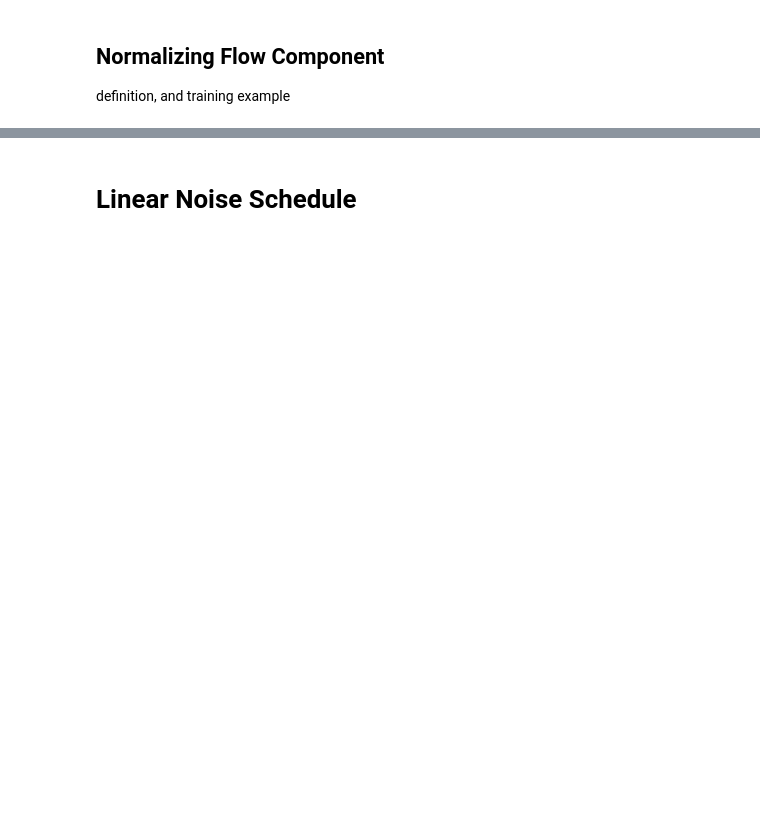
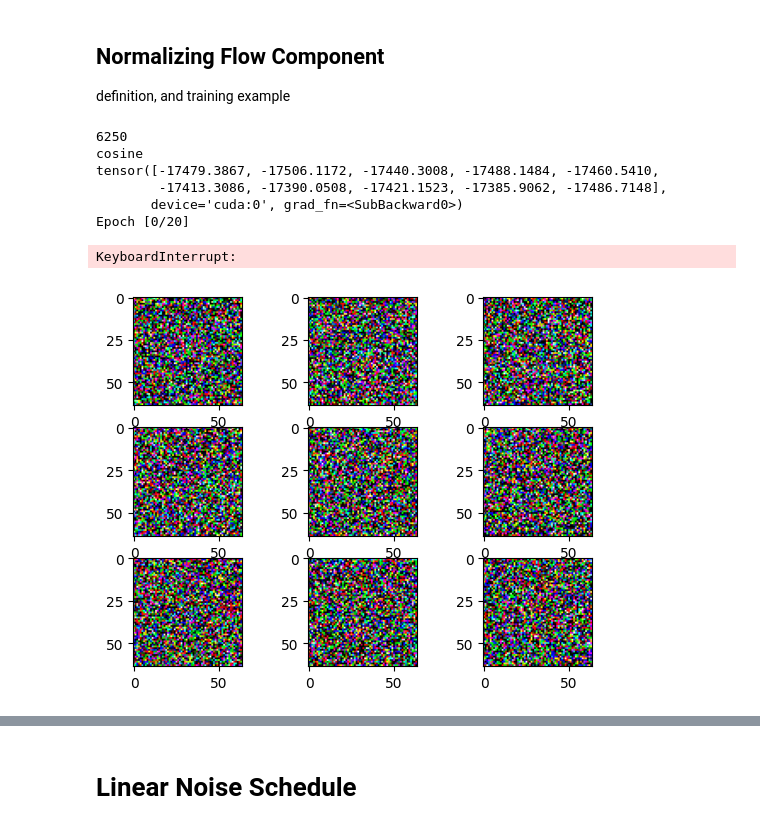
Before and after one commit to devamaneshridhar-cloud/Machine-Learning, a Jupyter notebook: Shridhar Devamane.ipynb, the cells around one changed output, grey strips where cells are left out. Saved outputs shown, nothing was run; the diff lists cells and outputs as text; code cells hidden in the pictures; blank space fills up the shorter version.

```diff
--- a/Shridhar Devamane.ipynb
+++ b/Shridhar Devamane.ipynb
@@ -585,7 +588,7 @@ device = torch.device('cuda' if torch.cuda.is_available() and enable_cuda else '
 flow = flow.to(device)
 # %%
 # Train model
-epochs = 20
+epochs = 2
 num_samples = 2 ** 9
 show_iter = 500
 total_steps = len(dataset)*epochs
@@ -659,33 +662,42 @@ for sched_key in noise_schedules.keys():
 
                 # Log loss
                 loss_hist = np.append(loss_hist, loss.to('cpu').data.numpy())
                 tp.set_postfix(loss=loss)
                 t_ += 1
 
     """
     from google.colab import drive
     drive.mount('/gdrive')
     PATH=f"/content/gdrive/My Drive/flow_model/model.pt"
     torch.save(flow.state_dict(), PATH)
     """
 
     torch.save(flow.state_dict(), f"model_{sched_key}.pt")
 
     x,lp = flow.sample(1).to(device)
     print(lp)
     x = np.clip(rearrange(x[0], 'c h w -> h w c').detach().cpu().numpy(), 0., 1.)
 
     plt.imsave(f"image_{sched_key}.png", x)
 
     x,lp = flow.sample(10)
     print(lp)
     #x = np.clip(rearrange(x[1], 'c h w -> h w c').detach().cpu().numpy(), 0., 1.)
     fig, ax = plt.subplots(3, 3)
     for i in range(9):
         x_i = np.clip(rearrange(x[i], 'c h w -> h w c').detach().cpu().numpy(), 0., 1.)
         ax[i//3, i%3].imshow(x_i)
     fig.suptitle(f"Flow with Schedule {sched_key}")
     plt.show()
+# %% [output]
+6250
+cosine
+tensor([-17479.3867, -17506.1172, -17440.3008, -17488.1484, -17460.5410,
+        -17413.3086, -17390.0508, -17421.1523, -17385.9062, -17486.7148],
+       device='cuda:0', grad_fn=<SubBackward0>)
+Epoch [0/20]
+KeyboardInterrupt:
+[figure, added]
 # %%
 # @title
 def make_image_plots(model):
```
Also changed, not shown: parts of 7 cells of this notebook.
